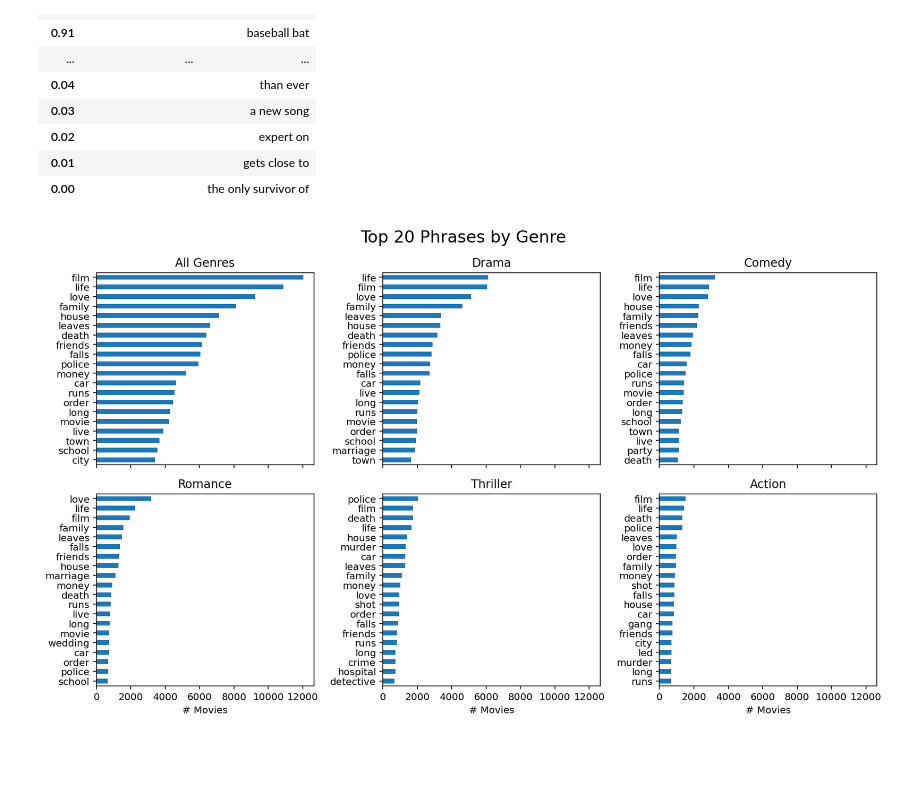
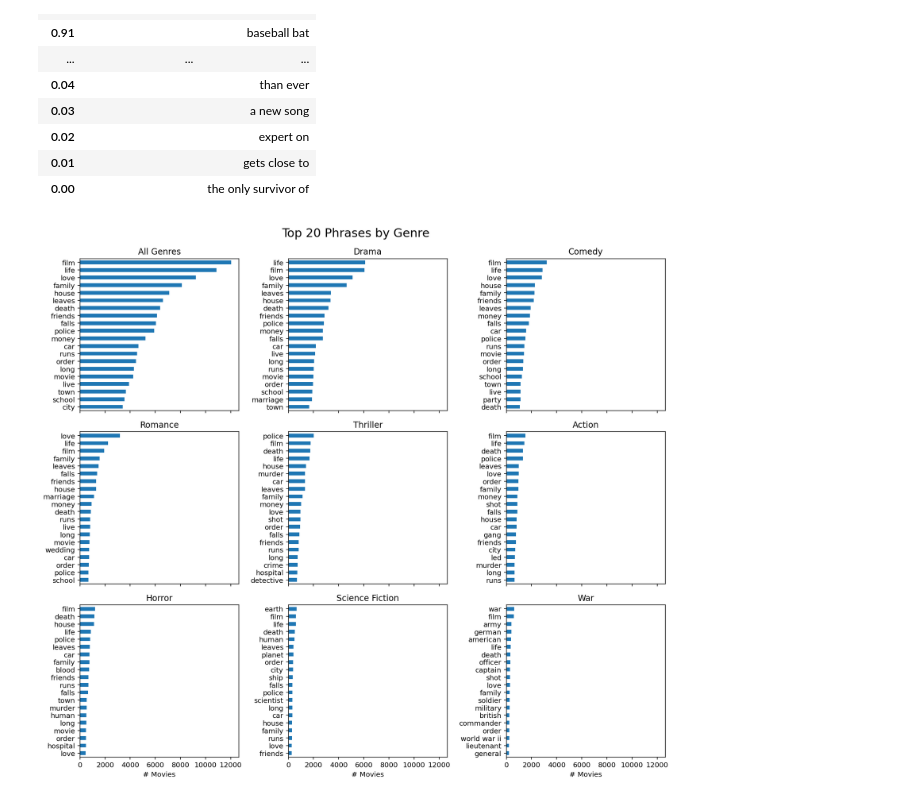
Before and after one commit to A04-Capstone-Group-02/movie-analysis, a Jupyter notebook: notebooks/eda.ipynb, the cells around one changed output. Drawn from its saved outputs; the diff is of its cells as text; code cells hidden in the pictures; blank space fills up the shorter version.

```diff
--- a/notebooks/eda.ipynb
+++ b/notebooks/eda.ipynb
@@ -110,14 +110,14 @@ with pd.option_context('display.max_rows', None):
 | 0.01 |  | gets close to |
 | 0.00 |  | the only survivor of |
 # %%
-fig, axes = plt.subplots(2, 3, figsize=(12, 7), sharex=True, constrained_layout=True)
+fig, axes = plt.subplots(3, 3, figsize=(12.5, 11), sharex=True, constrained_layout=True)
 axes = axes.flatten()
 n = 20
 fig.suptitle(f'Top {n} Phrases by Genre', size=17)
 df.phrases.explode().value_counts().nlargest(n)[::-1].plot.barh(ax=axes[0], title='All Genres')
-for genre, ax in zip(genres.nlargest(5).index, axes[1:]):
+for genre, ax in zip(['Drama', 'Comedy', 'Romance', 'Thriller', 'Action', 'Horror', 'Science Fiction', 'War'], axes[1:]):
     df.phrases[df.genres.apply(lambda x: genre in x if x else False)].explode().value_counts().nlargest(n)[::-1].plot.barh(ax=ax, title=genre)
 for ax in axes:
     ax.set(xlabel='# Movies')
 # %% [output]
-[figure, old version]
+[figure, new version]
```
